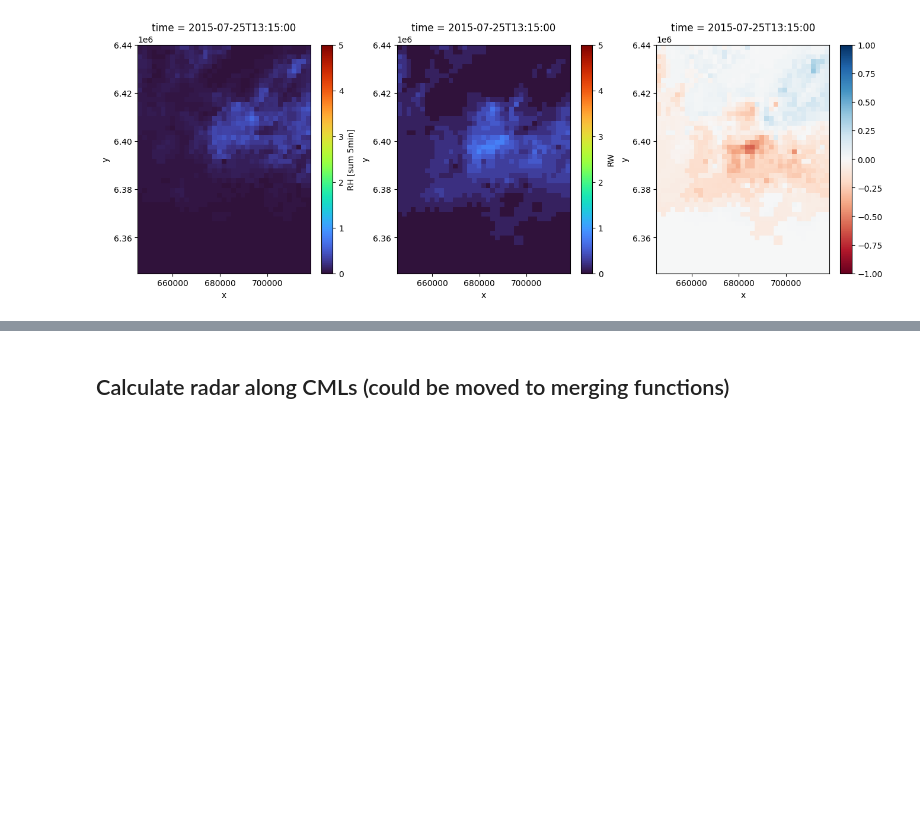
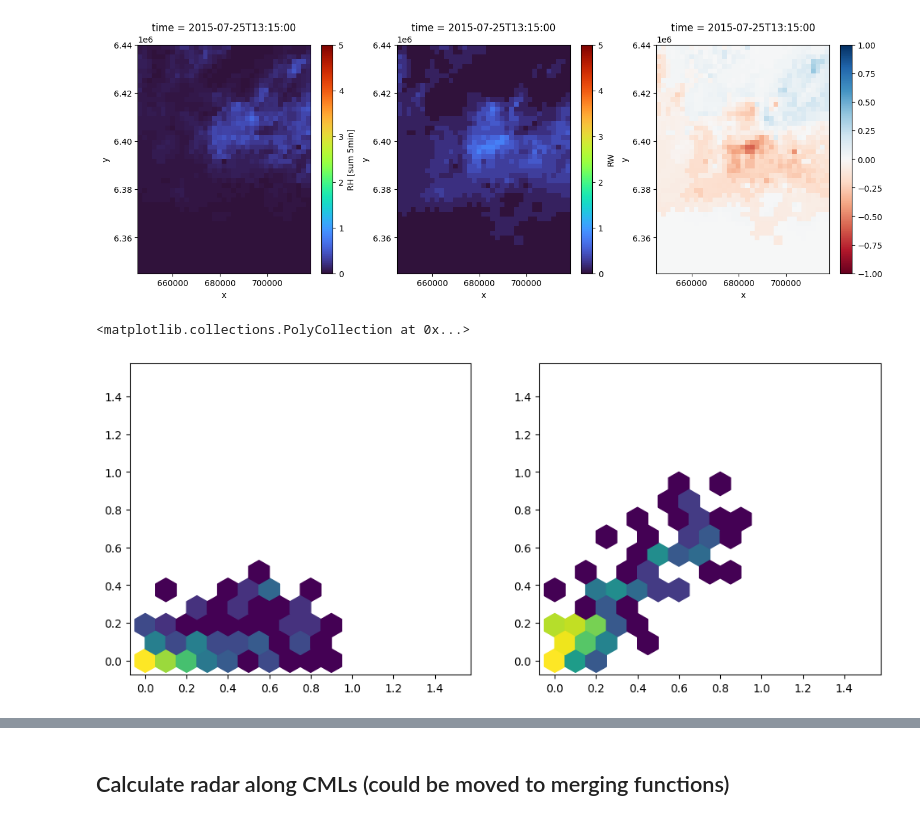
Before and after one commit to OpenSenseAction/mergeplg, a Jupyter notebook: docs/notebooks/openMRG_case_RADOLAN.ipynb, the cells around one changed output, grey strips where cells are left out. Cells and saved outputs as stored; diff of their text form; code cells hidden in the pictures; blank space fills up the shorter version.

```diff
--- a/docs/notebooks/openMRG_case_RADOLAN.ipynb
+++ b/docs/notebooks/openMRG_case_RADOLAN.ipynb
@@ -176,3 +176,50 @@ for t in ds_radolan.time.data[5:10]:
 [figure]
 [figure]
 [figure]
+# %%
+ds_rad.coords["lon"] = ds_rad.longitudes
+ds_rad.coords["lat"] = ds_rad.latitudes
+
+grid_at_points = plg.spatial.GridAtPoints(
+    da_gridded_data=ds_rad.rainfall_amount,
+    da_point_data=ds_gauges.rainfall_amount,
+    nnear=1,
+)
+# %%
+ds_gauges.coords["id"] = ds_gauges.station_id
+# %%
+radar_at_gauges = grid_at_points(
+    da_gridded_data=ds_rad.rainfall_amount,
+    da_point_data=ds_gauges.rainfall_amount,
+)
+
+RW_at_gauges = grid_at_points(
+    da_gridded_data=ds_radolan.RW_not_rounded,
+    da_point_data=ds_gauges.rainfall_amount,
+)
+# %%
+extent = [0, 1.5, 0, 1.5]
+gridsize = 15
+
+fig, axs = plt.subplots(1, 2, figsize=(12, 5))
+
+axs[0].hexbin(
+    ds_gauges.rainfall_amount,
+    radar_at_gauges,
+    mincnt=1,
+    extent=extent,
+    gridsize=gridsize,
+    bins="log",
+)
+
+axs[1].hexbin(
+    ds_gauges.rainfall_amount,
+    RW_at_gauges,
+    mincnt=1,
+    extent=extent,
+    gridsize=gridsize,
+    bins="log",
+)
+# %% [output]
+<matplotlib.collections.PolyCollection at 0x...>
+[figure, added]
```
Also changed, not shown: parts of 4 cells of this notebook.
